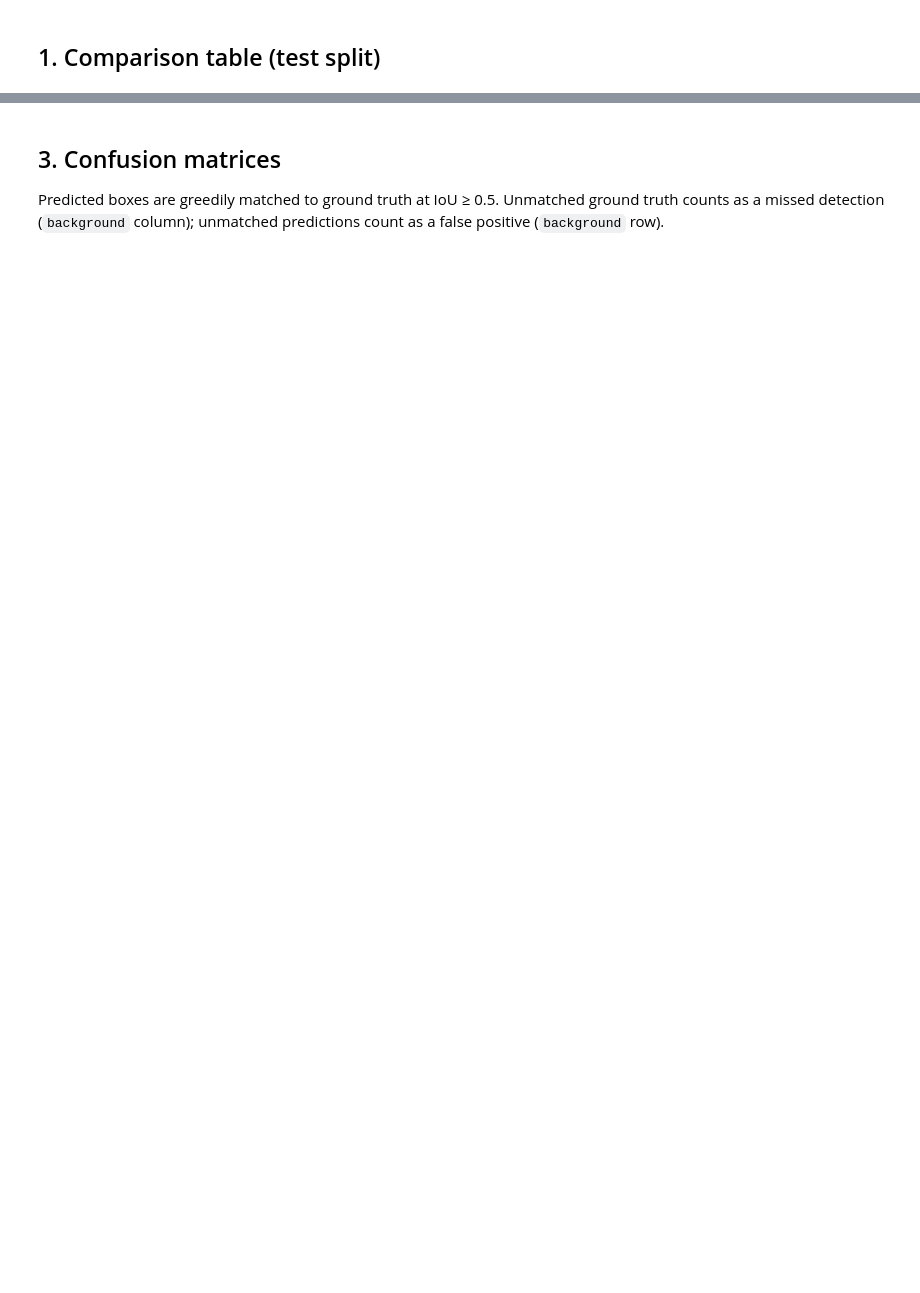
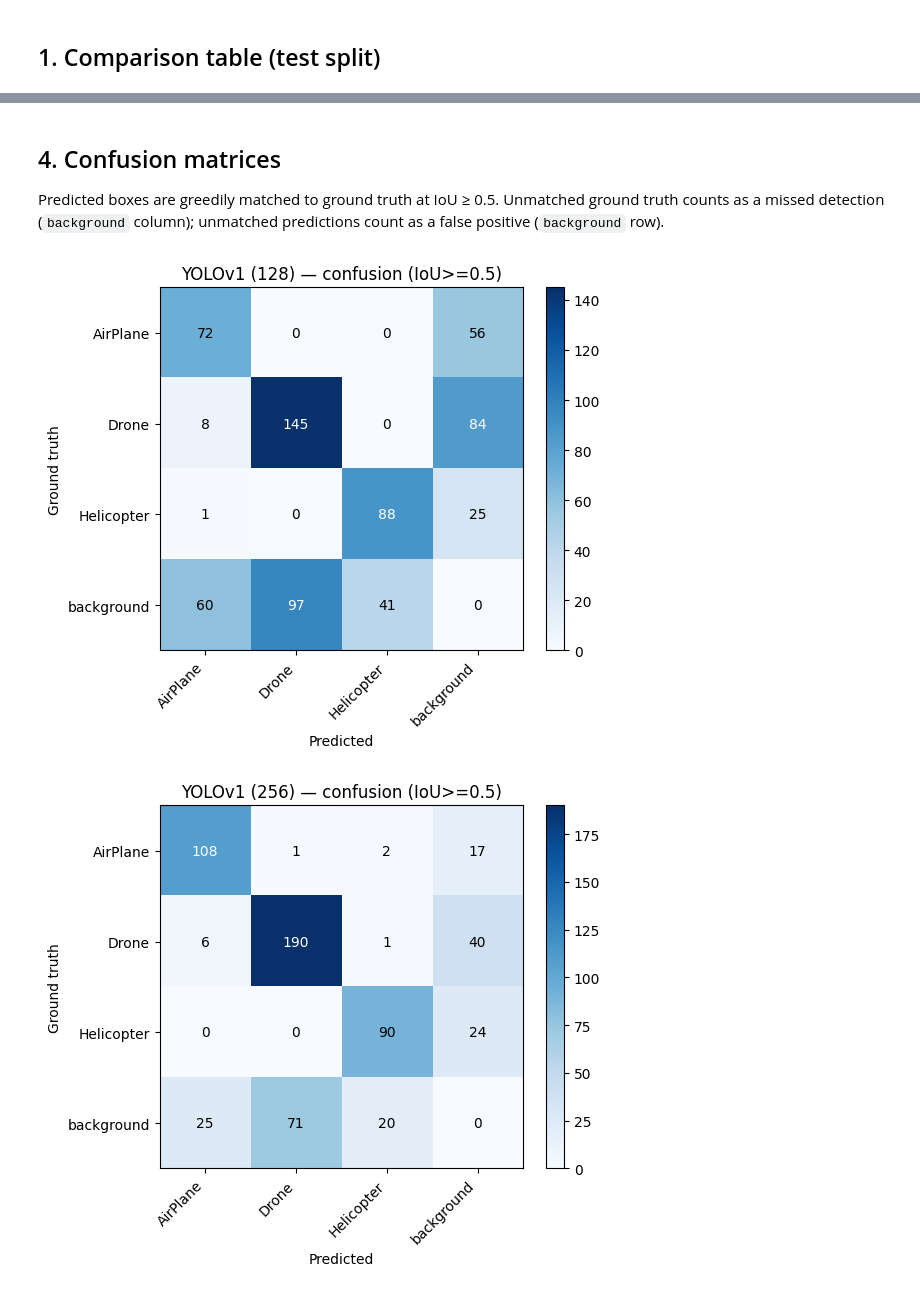
Before and after one commit to rektyyy/Drone-Detection, a Jupyter notebook: notebooks/model_comparison.ipynb, the cells around one changed output, grey strips where cells are left out. Cells and saved outputs as stored; diff of their text form; code cells hidden in the pictures; blank space fills up the shorter version.

```diff
--- a/notebooks/model_comparison.ipynb
+++ b/notebooks/model_comparison.ipynb
@@ -146,5 +287,5 @@ plt.show()
 # %% [markdown]
-## 3. Confusion matrices
+## 4. Confusion matrices
 
 Predicted boxes are greedily matched to ground truth at IoU ≥ 0.5. Unmatched ground
 truth counts as a missed detection (`background` column); unmatched predictions count
@@ -159,31 +300,34 @@ def confusion_for_model(model, dataset, iou_thr=0.5, conf_thr=0.25, max_images=N
     cm = np.zeros((n, n), dtype=int)
     total = len(dataset) if max_images is None else min(max_images, len(dataset))
     for idx in range(total):
         sample = dataset[idx]
         gt_boxes, gt_labels = gt_xyxy_from_targets(sample["targets"], dataset.img_size)
         pred = predict(model, sample["image"])
         keep = pred["scores"] >= conf_thr
-        pb, pl = pred["boxes"][keep].cpu(), pred["labels"][keep].cpu()
+        pb, pl = pred["boxes"][keep], pred["labels"][keep]
         matched_gt = set()
         if len(pb) and len(gt_boxes):
             ious = box_iou(pb, gt_boxes)
             for pi in range(len(pb)):
                 best = torch.argmax(ious[pi]).item()
                 if ious[pi, best] >= iou_thr and best not in matched_gt:
                     matched_gt.add(best)
                     cm[int(gt_labels[best]), int(pl[pi])] += 1
                 else:
                     cm[BG, int(pl[pi])] += 1  # false positive
         else:
             for pi in range(len(pb)):
                 cm[BG, int(pl[pi])] += 1
         for gi in range(len(gt_boxes)):
             if gi not in matched_gt:
                 cm[int(gt_labels[gi]), BG] += 1  # missed detection
     return cm
 
 
 for lbl, (model, ds) in loaded.items():
     cm = confusion_for_model(model, ds)
     plot_confusion_matrix(cm, LABELS_CM, title=f"{lbl} — confusion (IoU>=0.5)")
     plt.show()
+# %% [output]
+[figure, added]
+[figure, added]
```
Also changed, not shown: parts of 10 cells of this notebook, 5 other files.
